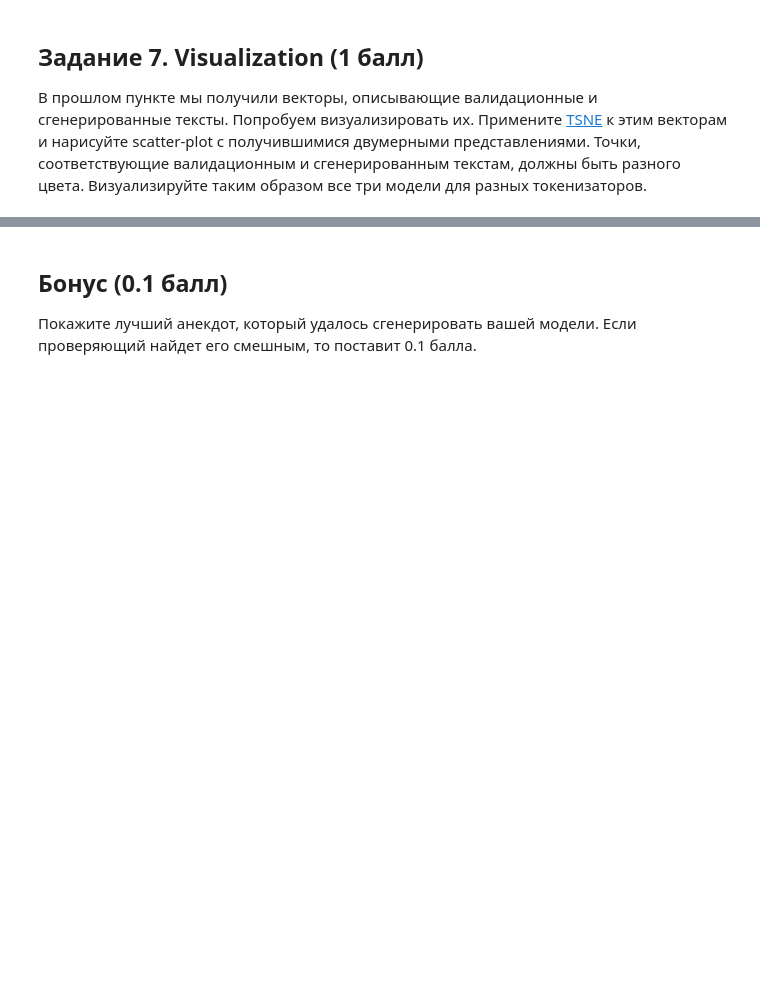
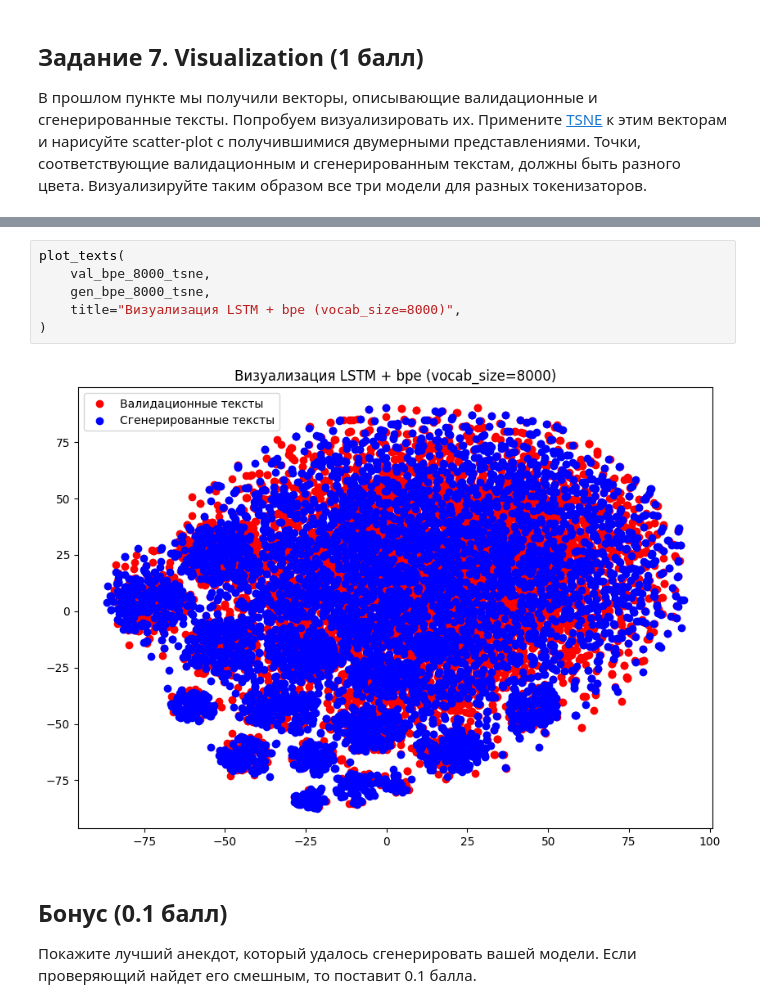
Before and after one commit to MaxAndreyko/dl-hw3, a Jupyter notebook: shw-03-rnn.ipynb, the cells around one changed output, grey strips where cells are left out. Drawn from its saved outputs; the diff is of its cells as text; blank space fills up the shorter version.

```diff
--- a/shw-03-rnn.ipynb
+++ b/shw-03-rnn.ipynb
@@ -523,3 +655,11 @@ for i, gen_text in enumerate(generated_texts[:5]):
+# %%
+plot_texts(
+    val_bpe_8000_tsne,
+    gen_bpe_8000_tsne,
+    title="Визуализация LSTM + bpe (vocab_size=8000)",
+)
+# %% [output]
+[figure, added]
 # %% [markdown]
 ## Бонус (0.1 балл)
 
```
Also changed, not shown: parts of 44 cells of this notebook.
